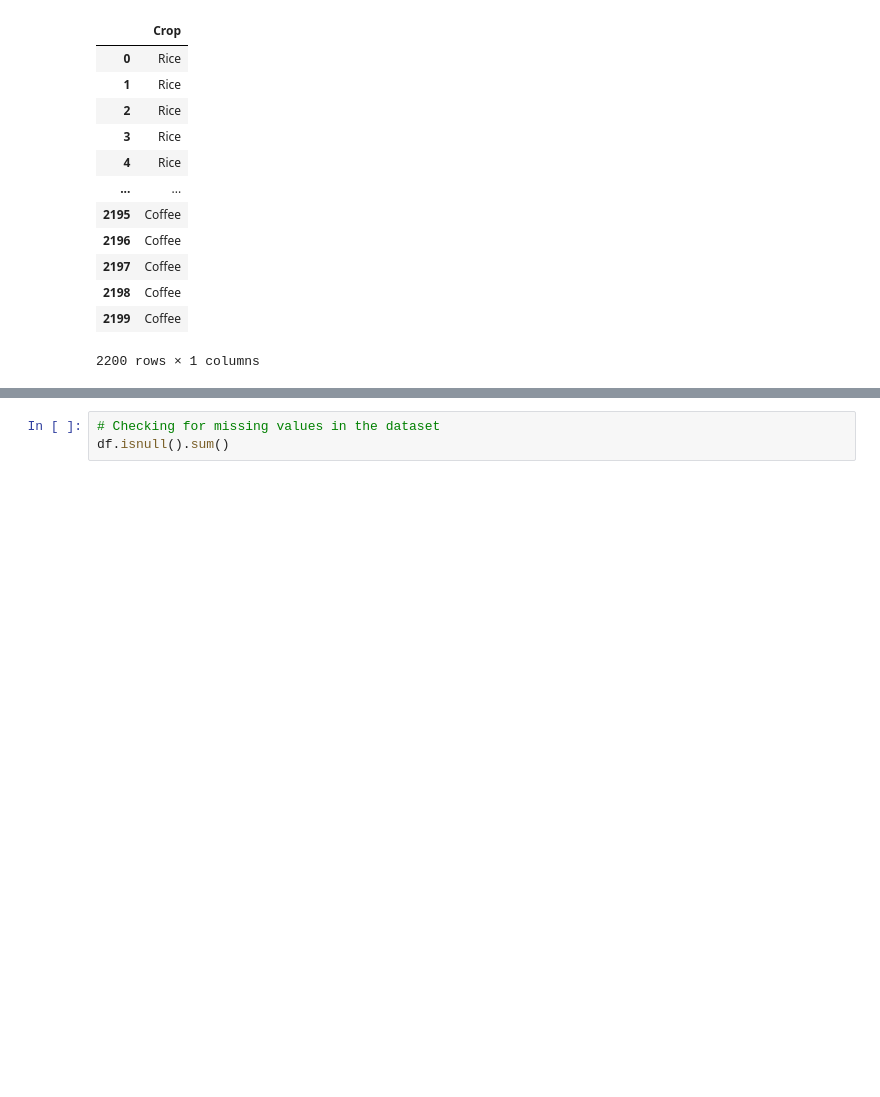
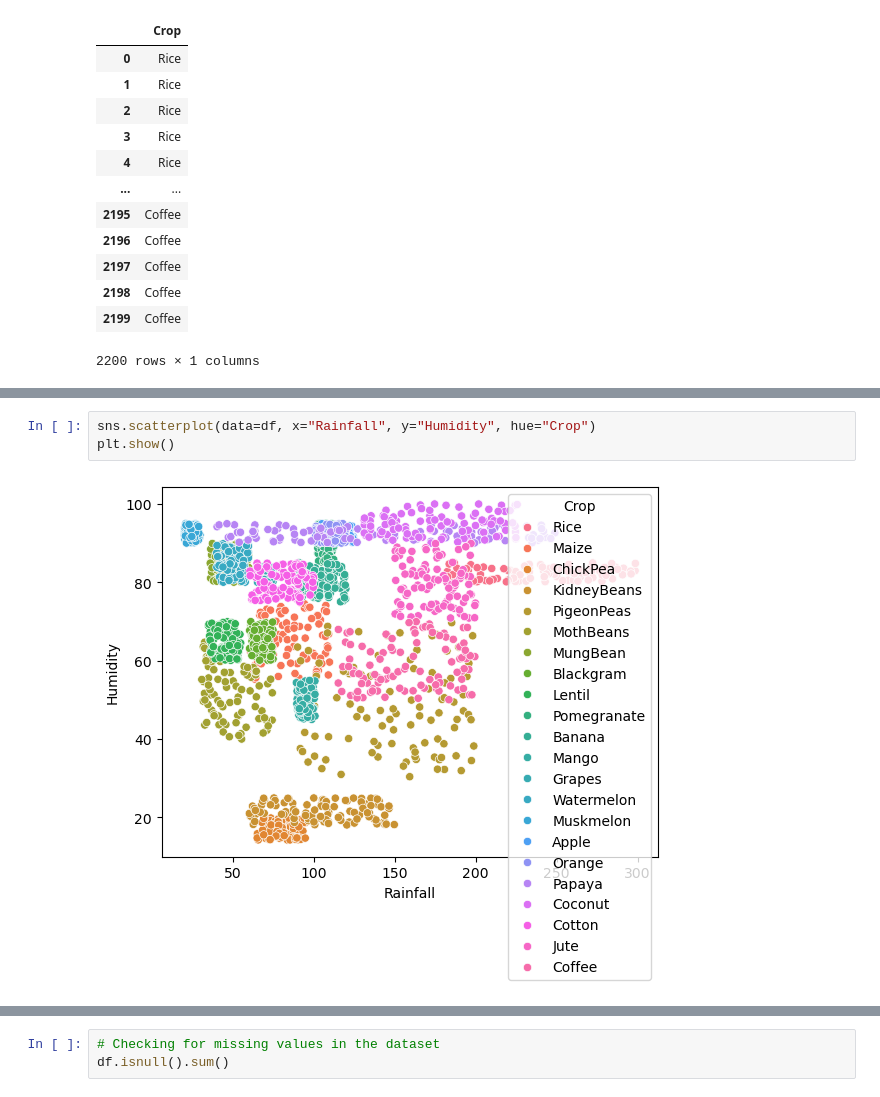
Before and after one commit to Digraskarpratik/Crop_Recommendation_Model, a Jupyter notebook: model.ipynb, the cells around one changed output, grey strips where cells are left out. Drawn from its saved outputs; the diff is of its cells as text; blank space fills up the shorter version.

```diff
--- a/model.ipynb
+++ b/model.ipynb
@@ -111,0 +150,5 @@ Chategorical_Data
+# %%
+sns.scatterplot(data=df, x="Rainfall", y="Humidity", hue="Crop")
+plt.show()
+# %% [output]
+[figure, added]
```
Also changed, not shown: parts of 20 cells of this notebook, 2 other files.
